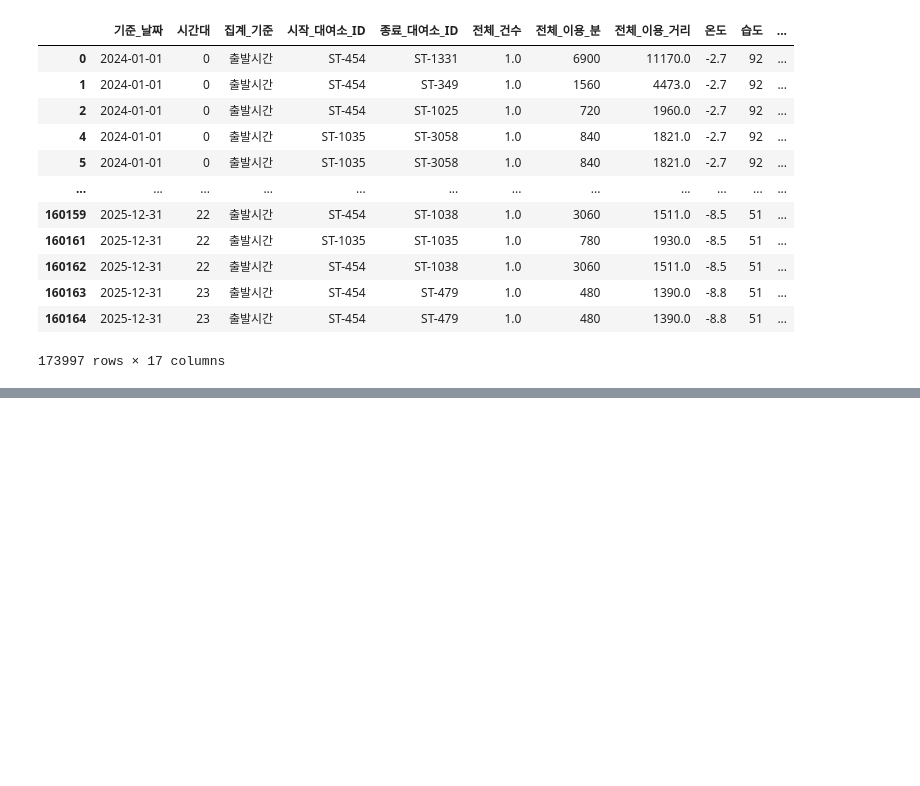
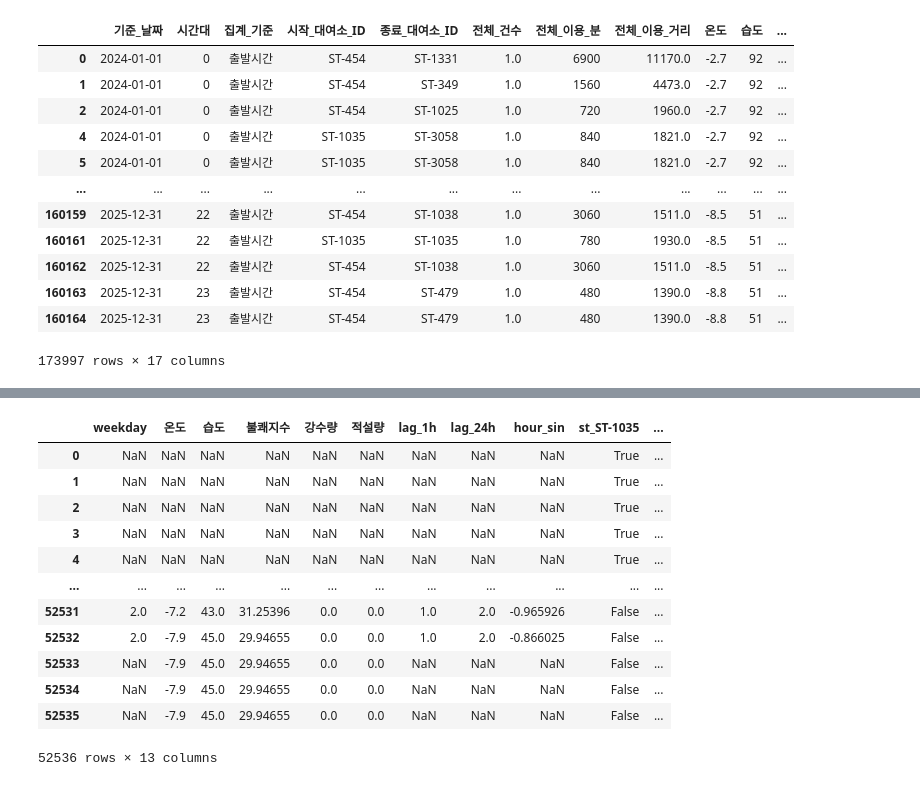
Before and after one commit to Hgracefield/EP_cycle_stations, a Jupyter notebook: Note/Zero/cycle_05.ipynb, the cells around one changed output, grey strips where cells are left out. Cells and saved outputs as stored; diff of their text form; code cells hidden in the pictures; blank space fills up the shorter version.

```diff
--- a/Note/Zero/cycle_05.ipynb
+++ b/Note/Zero/cycle_05.ipynb
@@ -169,0 +208,16 @@ HGB R2: 0.7027119485898086
+# %%
+corr_df
+# %% [output]
+|  | weekday | 온도 | 습도 | 불쾌지수 | 강수량 | 적설량 | lag_1h | lag_24h | hour_sin | st_ST-1035 | ... |
+| 0 | NaN | NaN | NaN | NaN | NaN | NaN | NaN | NaN | NaN | True | ... |
+| 1 | NaN | NaN | NaN | NaN | NaN | NaN | NaN | NaN | NaN | True | ... |
+| 2 | NaN | NaN | NaN | NaN | NaN | NaN | NaN | NaN | NaN | True | ... |
+| 3 | NaN | NaN | NaN | NaN | NaN | NaN | NaN | NaN | NaN | True | ... |
+| 4 | NaN | NaN | NaN | NaN | NaN | NaN | NaN | NaN | NaN | True | ... |
+| ... | ... | ... | ... | ... | ... | ... | ... | ... | ... | ... | ... |
+| 52531 | 2.0 | -7.2 | 43.0 | 31.25396 | 0.0 | 0.0 | 1.0 | 2.0 | -0.965926 | False | ... |
+| 52532 | 2.0 | -7.9 | 45.0 | 29.94655 | 0.0 | 0.0 | 1.0 | 2.0 | -0.866025 | False | ... |
+| 52533 | NaN | -7.9 | 45.0 | 29.94655 | 0.0 | 0.0 | NaN | NaN | NaN | False | ... |
+| 52534 | NaN | -7.9 | 45.0 | 29.94655 | 0.0 | 0.0 | NaN | NaN | NaN | False | ... |
+| 52535 | NaN | -7.9 | 45.0 | 29.94655 | 0.0 | 0.0 | NaN | NaN | NaN | False | ... |
+52536 rows × 13 columns
```
Also changed, not shown: parts of 6 cells of this notebook, 4 other files.
